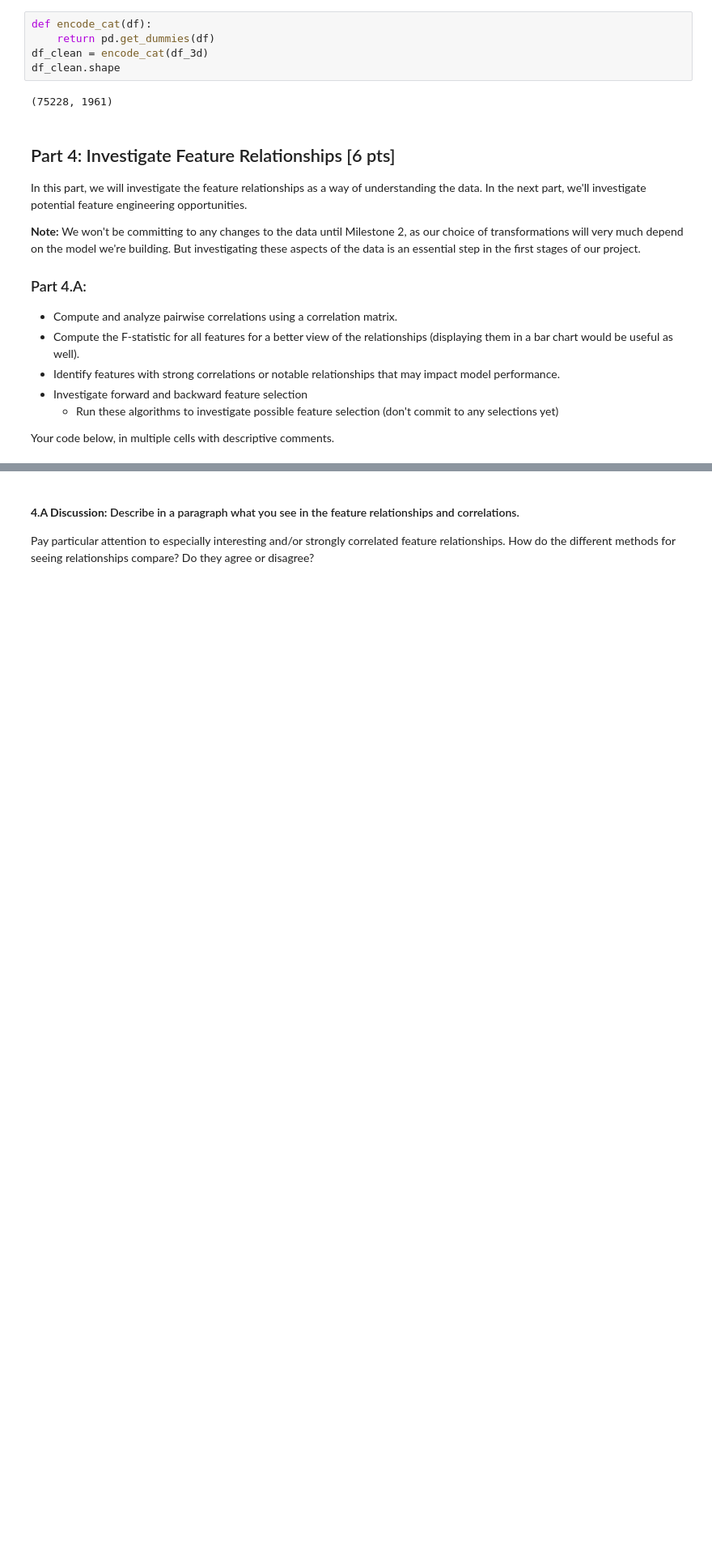
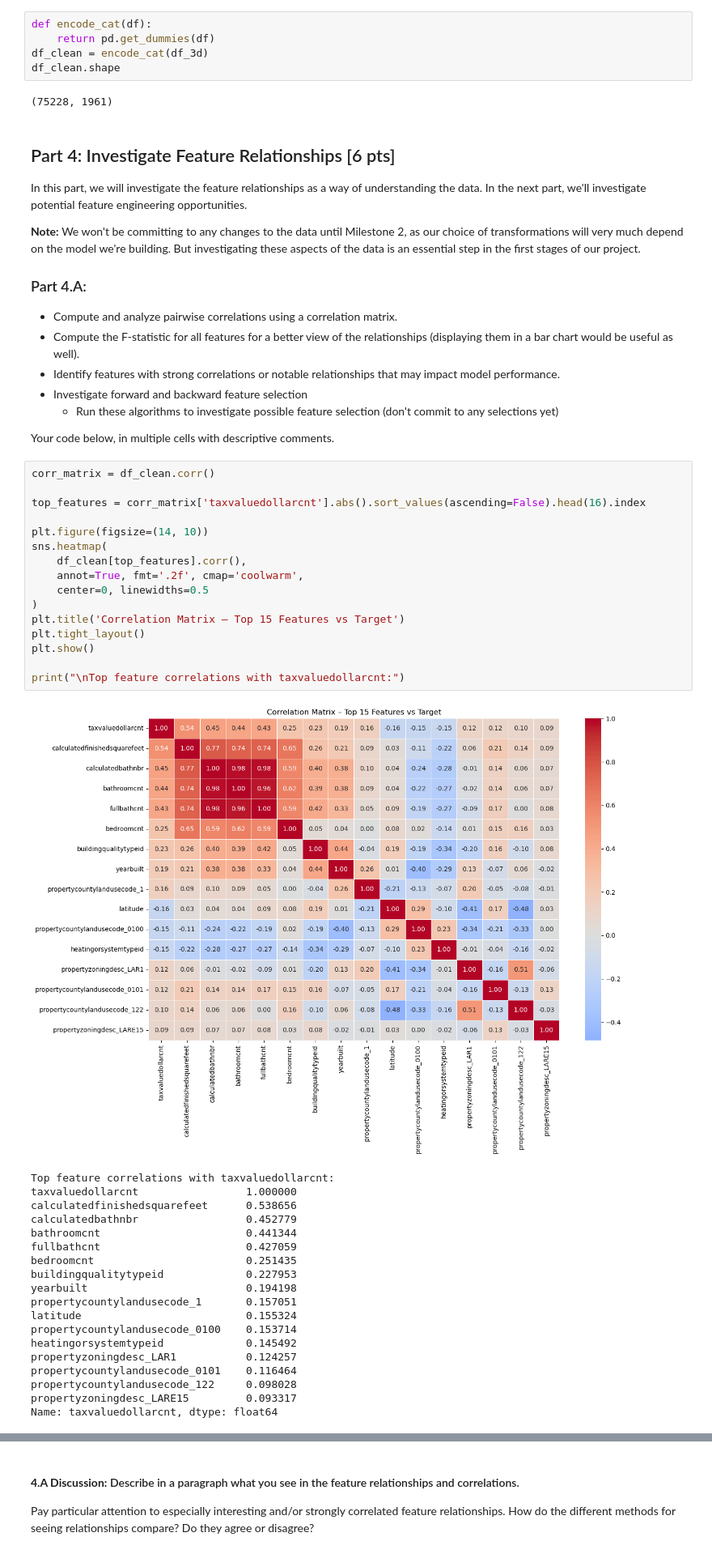
Before and after one commit to GJG1991/milestone1, a Jupyter notebook: Milestone_01.ipynb, the cells around one changed output, grey strips where cells are left out. Shown at 81% size. Saved outputs shown, nothing was run; the diff lists cells and outputs as text; blank space fills up the shorter version.

```diff
--- a/Milestone_01.ipynb
+++ b/Milestone_01.ipynb
@@ -571,3 +596,39 @@ In this part, we will investigate the feature relationships as a way of understa
         - Run these algorithms to investigate possible feature selection (don't commit to any selections yet)
 
 Your code below, in multiple cells with descriptive comments.
+# %%
+corr_matrix = df_clean.corr()
+
+top_features = corr_matrix['taxvaluedollarcnt'].abs().sort_values(ascending=False).head(16).index
+
+plt.figure(figsize=(14, 10))
+sns.heatmap(
+    df_clean[top_features].corr(),
+    annot=True, fmt='.2f', cmap='coolwarm',
+    center=0, linewidths=0.5
+)
+plt.title('Correlation Matrix – Top 15 Features vs Target')
+plt.tight_layout()
+plt.show()
+
+print("\nTop feature correlations with taxvaluedollarcnt:")
+# %% [output]
+[figure, added]
+Top feature correlations with taxvaluedollarcnt:
+taxvaluedollarcnt                 1.000000
+calculatedfinishedsquarefeet      0.538656
+calculatedbathnbr                 0.452779
+bathroomcnt                       0.441344
+fullbathcnt                       0.427059
+bedroomcnt                        0.251435
+buildingqualitytypeid             0.227953
+yearbuilt                         0.194198
+propertycountylandusecode_1       0.157051
+latitude                          0.155324
+propertycountylandusecode_0100    0.153714
+heatingorsystemtypeid             0.145492
+propertyzoningdesc_LAR1           0.124257
+propertycountylandusecode_0101    0.116464
+propertycountylandusecode_122     0.098028
+propertyzoningdesc_LARE15         0.093317
+Name: taxvaluedollarcnt, dtype: float64
```
Also changed, not shown: parts of 13 cells of this notebook.
